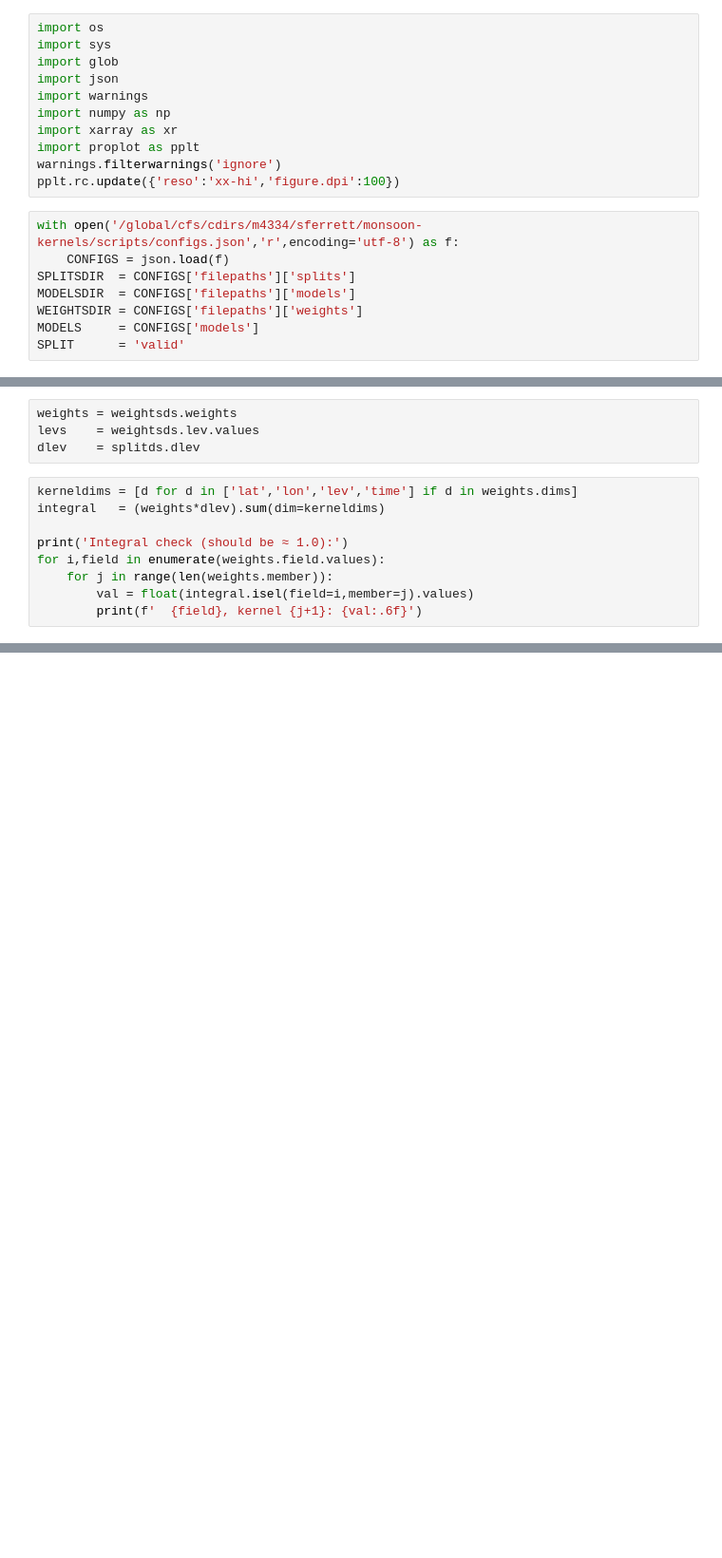
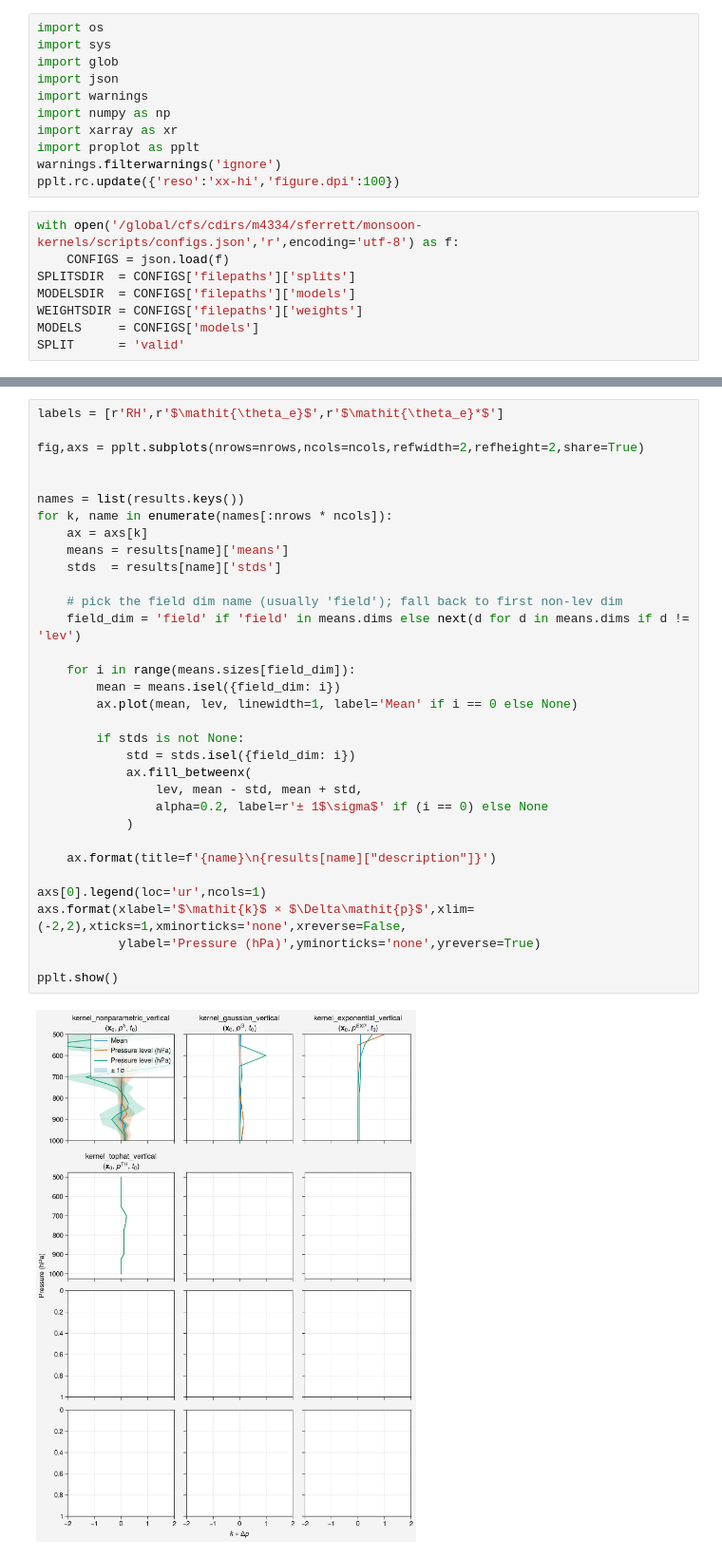
Before and after one commit to savannahferretti/monsoon-kernels, a Jupyter notebook: notebooks/weights.ipynb, the cells around one changed output, grey strips where cells are left out. Shown at 95% size. Saved outputs shown, nothing was run; the diff lists cells and outputs as text; blank space fills up the shorter version.

```diff
--- a/notebooks/weights.ipynb
+++ b/notebooks/weights.ipynb
@@ -23,13 +19,0 @@ splitds   = xr.open_dataset(f'{SPLITSDIR}/{SPLIT}.h5')
-# %%
-weights = weightsds.weights
-levs    = weightsds.lev.values
-dlev    = splitds.dlev
-# %%
-kerneldims = [d for d in ['lat','lon','lev','time'] if d in weights.dims]
-integral   = (weights*dlev).sum(dim=kerneldims)
-
-print('Integral check (should be ≈ 1.0):')
-for i,field in enumerate(weights.field.values):
-    for j in range(len(weights.member)):
-        val = float(integral.isel(field=i,member=j).values)
-        print(f'  {field}, kernel {j+1}: {val:.6f}')
@@ -49,0 +44,35 @@ Integral check (should be ≈ 1.0):
+# %%
+labels = [r'RH',r'$\mathit{\theta_e}$',r'$\mathit{\theta_e}*$']
+
+fig,axs = pplt.subplots(nrows=nrows,ncols=ncols,refwidth=2,refheight=2,share=True)
+
+
+names = list(results.keys())
+for k, name in enumerate(names[:nrows * ncols]):
+    ax = axs[k]
+    means = results[name]['means']
+    stds  = results[name]['stds']
+
+    # pick the field dim name (usually 'field'); fall back to first non-lev dim
+    field_dim = 'field' if 'field' in means.dims else next(d for d in means.dims if d != 'lev')
+
+    for i in range(means.sizes[field_dim]):
+        mean = means.isel({field_dim: i})
+        ax.plot(mean, lev, linewidth=1, label='Mean' if i == 0 else None)
+
+        if stds is not None:
+            std = stds.isel({field_dim: i})
+            ax.fill_betweenx(
+                lev, mean - std, mean + std,
+                alpha=0.2, label=r'± 1$\sigma$' if (i == 0) else None
+            )
+
+    ax.format(title=f'{name}\n{results[name]["description"]}')
+
+axs[0].legend(loc='ur',ncols=1)
+axs.format(xlabel='$\mathit{k}$ × $\Delta\mathit{p}$',xlim=(-2,2),xticks=1,xminorticks='none',xreverse=False,
+           ylabel='Pressure (hPa)',yminorticks='none',yreverse=True)
+
+pplt.show()
+# %% [output]
+[figure, added]
```
Also changed, not shown: parts of 5 cells of this notebook, 3 other files.
